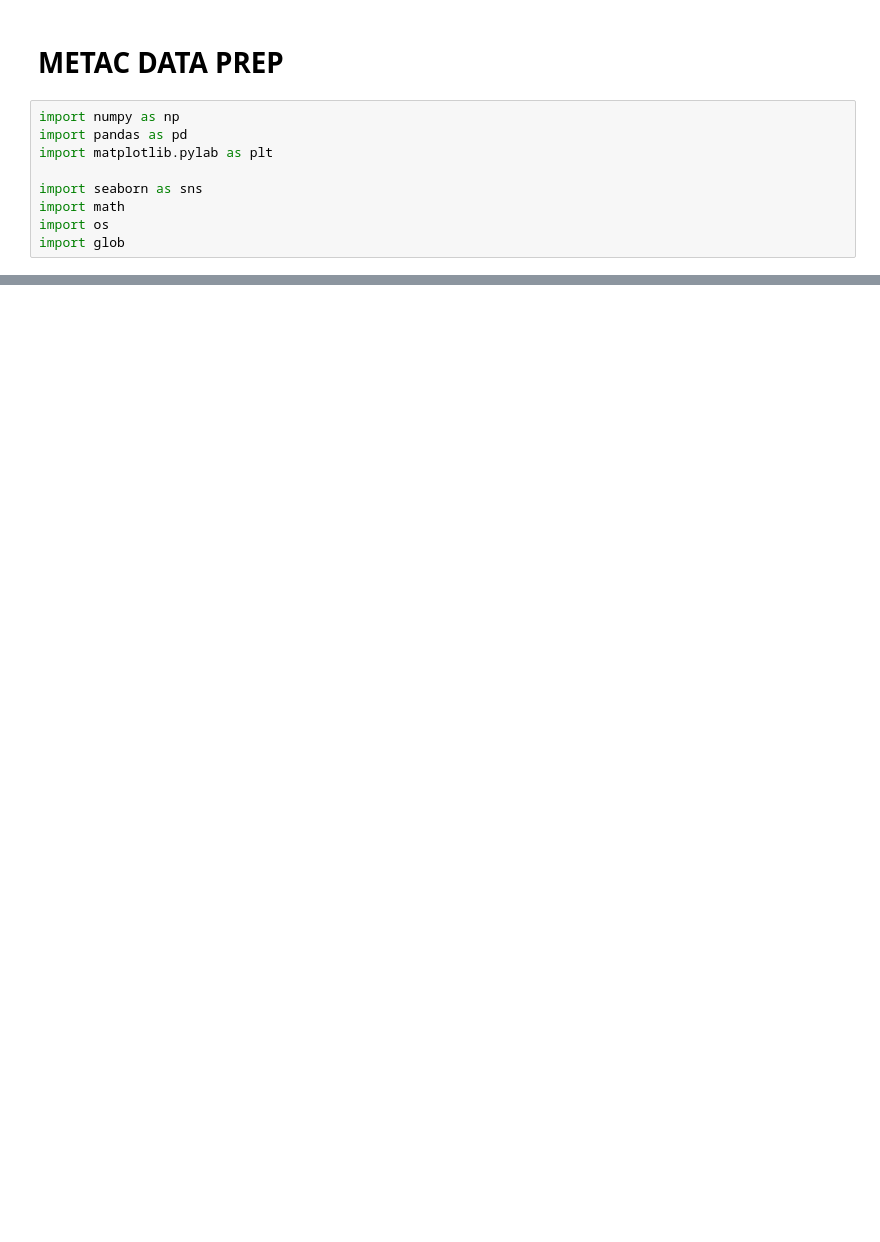
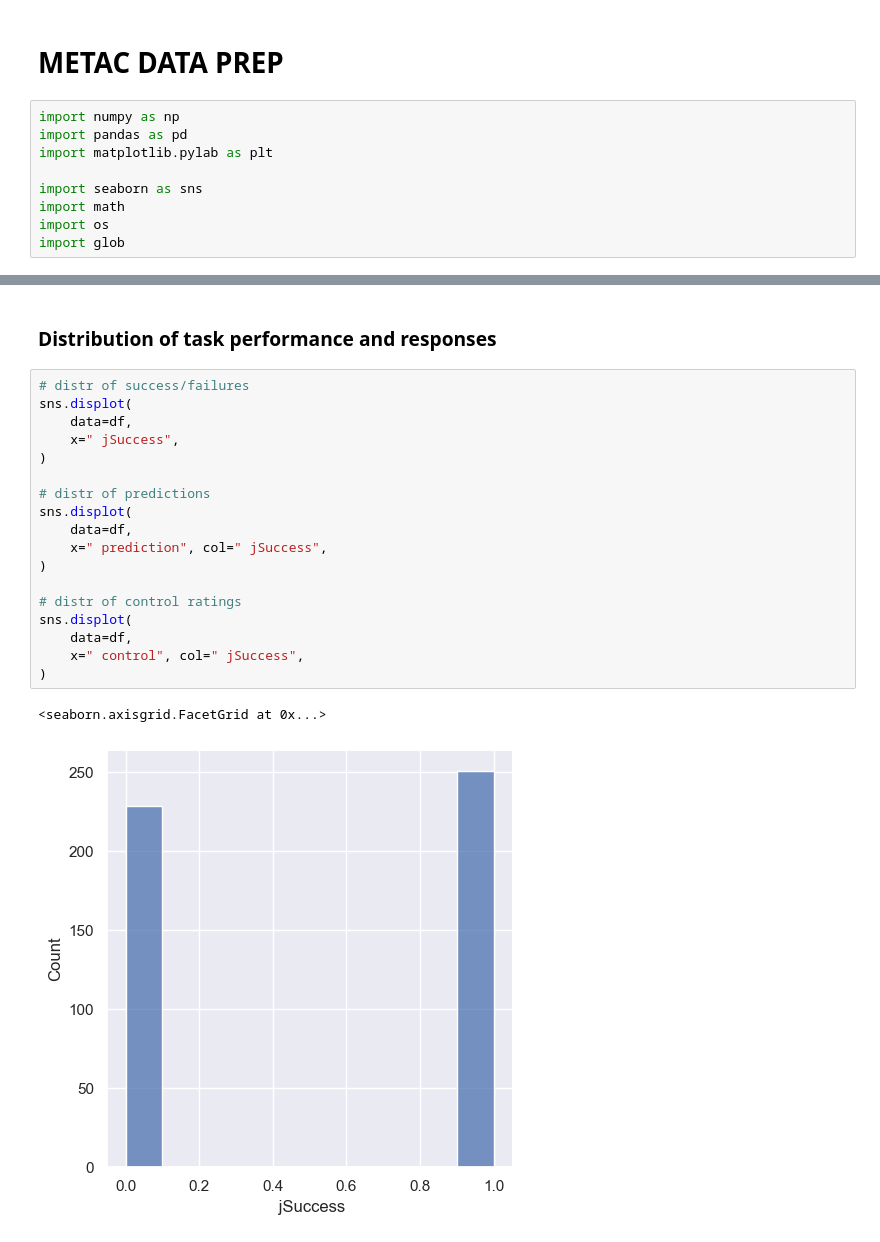
Before and after one commit to alexjhess/metac-data-prep, a Jupyter notebook: main.ipynb, the cells around one changed output, grey strips where cells are left out. Saved outputs shown, nothing was run; the diff lists cells and outputs as text; blank space fills up the shorter version.

```diff
--- a/main.ipynb
+++ b/main.ipynb
@@ -188,0 +196,23 @@ plt.show()
+# %% [markdown]
+### Distribution of task performance and responses
+# %%
+# distr of success/failures
+sns.displot(
+    data=df,
+    x=" jSuccess",
+)
+
+# distr of predictions
+sns.displot(
+    data=df,
+    x=" prediction", col=" jSuccess",
+)
+
+# distr of control ratings
+sns.displot(
+    data=df,
+    x=" control", col=" jSuccess",
+)
+# %% [output]
+<seaborn.axisgrid.FacetGrid at 0x...>
+[figure, added]
```
Also changed, not shown: parts of 16 cells of this notebook.
